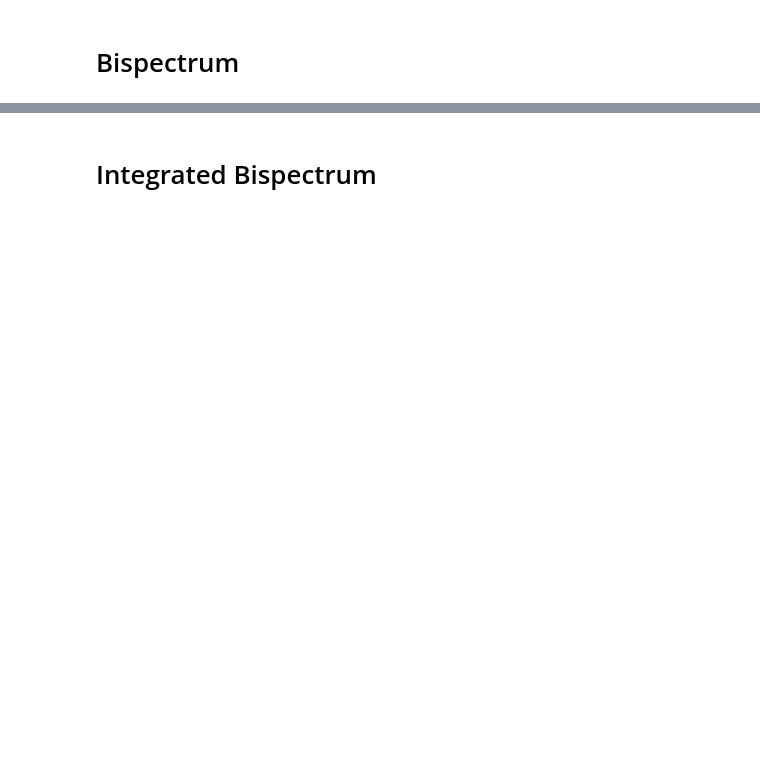
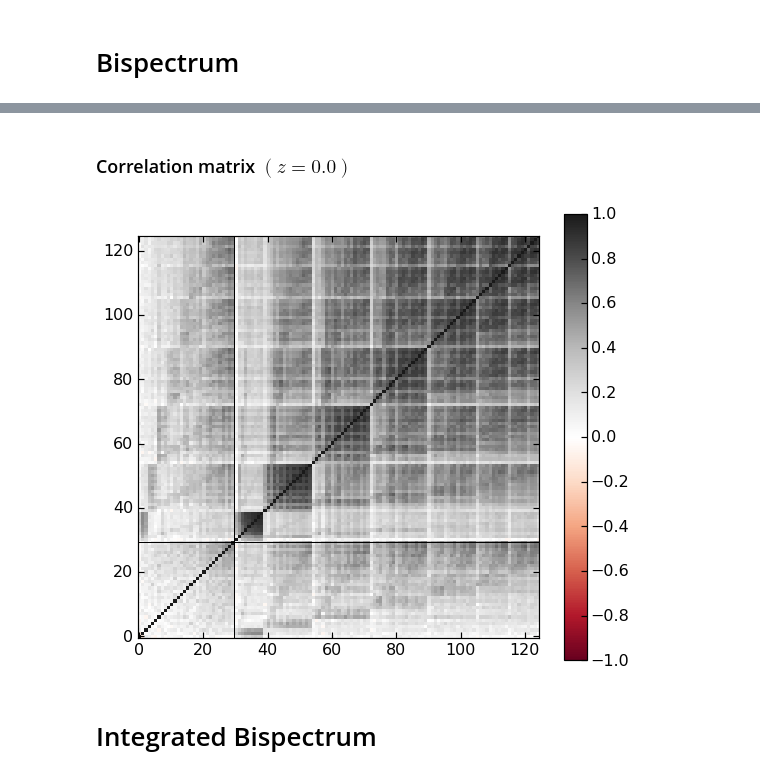
Before and after one commit to DonRegan/notebooks, a Jupyter notebook: ZBOX2 Measurements.ipynb, the cells around one changed output, grey strips where cells are left out. Drawn from its saved outputs; the diff is of its cells as text; code cells hidden in the pictures; blank space fills up the shorter version.

```diff
--- a/ZBOX2 Measurements.ipynb
+++ b/ZBOX2 Measurements.ipynb
@@ -35,2 +116,31 @@ legend(loc=1,prop={'size':15},frameon=False)
+# %% [markdown]
+### Correlation matrix $(z=0.0)$
+# %%
+# power spectrum bins
+k = 0.005+0.01*arange(0,30)
+
+# triangle indices
+tri = arange(0,nshapes)
+
+# correlation matrix (including cross-covariance)
+R_PB_z00 = correlation(0.0, ['PSpec','BSpec'], [k,tri])
+
+# plotting
+f = plt.figure(figsize=(9,8))
+ax = f.add_subplot(111)
+
+ax.set_xlim(-0.5,124.5)
+ax.set_ylim(-0.5,124.5)
+
+cax = ax.imshow(flipud(R_PB_z00), extent=[-0.5,124.5,-0.5,124.5], aspect='equal', interpolation='nearest',
+                cmap='RdGy', vmin=-1, vmax=1)
+                #cmap=shiftedColorMap(matplotlib.cm.RdGy, midpoint=1-amax(Rz00)/(amax(Rz00)+absolute(amin(Rz00)))))
+
+ax.plot((29.5,29.5),(-0.5,124.5),'black')
+ax.plot((-0.5,124.5),(29.5,29.5),'black')
+
+cb = f.colorbar(cax)
+# %% [output]
+[figure, added]
 # %% [markdown]
 # Integrated Bispectrum
```
Also changed, not shown: parts of 25 cells of this notebook.
